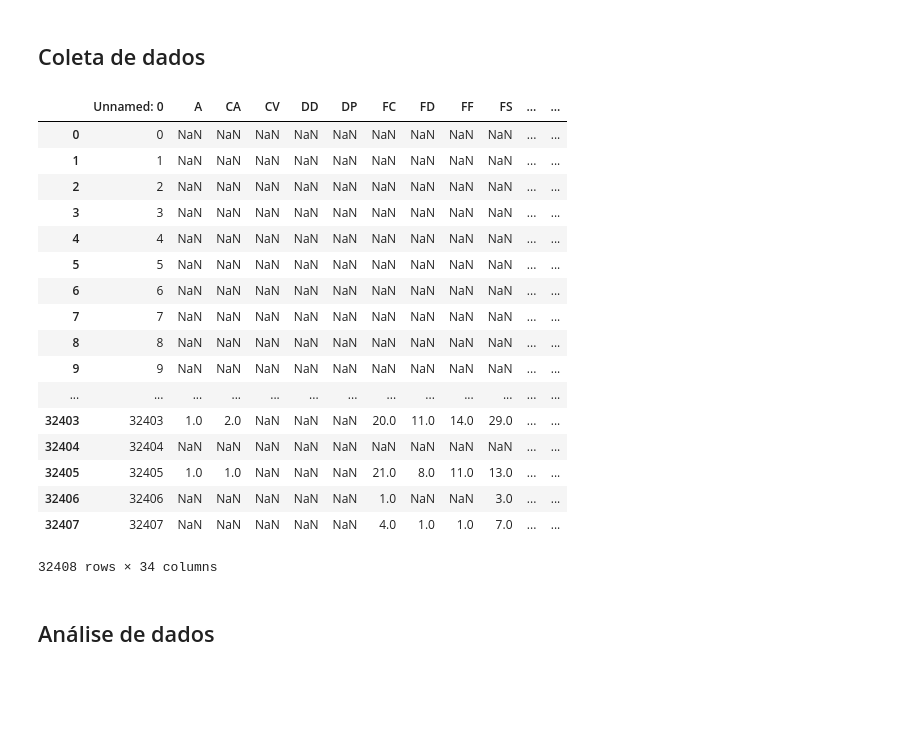
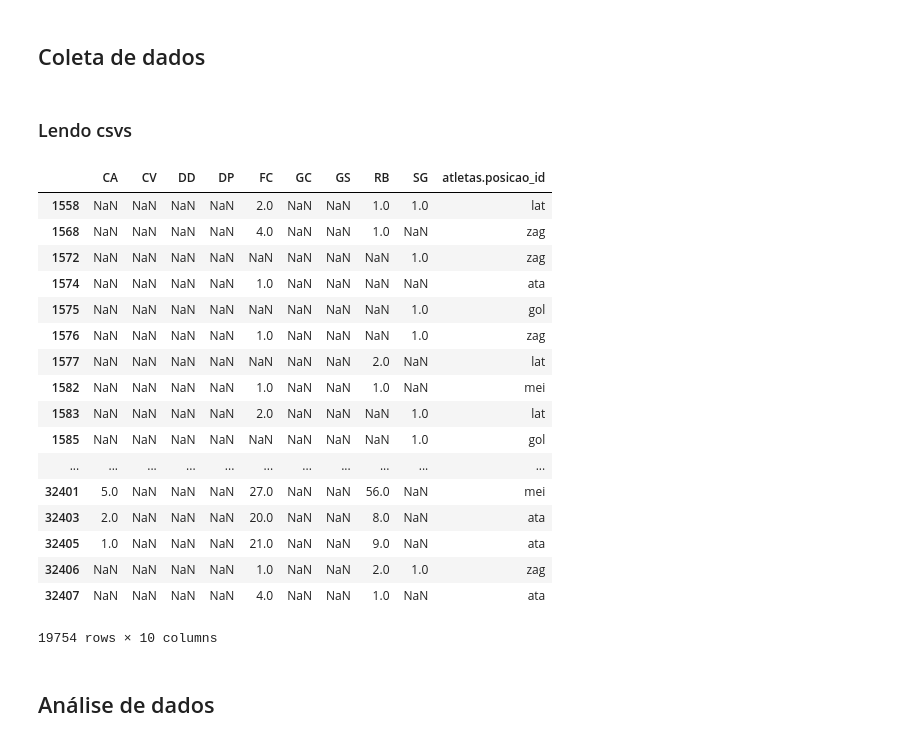
Before and after one commit to muriloime/prez_predictiveanalytics, a Jupyter notebook: CartolaFC.ipynb, the cells around one changed output. Drawn from its saved outputs; the diff is of its cells as text; code cells hidden in the pictures; blank space fills up the shorter version.

```diff
--- a/CartolaFC.ipynb
+++ b/CartolaFC.ipynb
@@ -31,29 +48,34 @@ Dados o histórico de dados do jogo CartolaFC, podemos dar *scores* para os joga
 2017_partidas.csv    2017_tabela.csv      README.md
 # %% [markdown]
 ## Coleta de dados
+# %% [markdown]
+### Lendo csvs
 # %%
 j2017 = pd.read_csv('./data/2017/2017_jogadores.csv')
 s2017 = pd.read_csv('./data/2017/2017_scouts_raw.csv')
-s2017
-# %% [output]
-|  | Unnamed: 0 | A | CA | CV | DD | DP | FC | FD | FF | FS | ... | ... |
-| 0 | 0 | NaN | NaN | NaN | NaN | NaN | NaN | NaN | NaN | NaN | ... | ... |
-| 1 | 1 | NaN | NaN | NaN | NaN | NaN | NaN | NaN | NaN | NaN | ... | ... |
-| 2 | 2 | NaN | NaN | NaN | NaN | NaN | NaN | NaN | NaN | NaN | ... | ... |
-| 3 | 3 | NaN | NaN | NaN | NaN | NaN | NaN | NaN | NaN | NaN | ... | ... |
-| 4 | 4 | NaN | NaN | NaN | NaN | NaN | NaN | NaN | NaN | NaN | ... | ... |
-| 5 | 5 | NaN | NaN | NaN | NaN | NaN | NaN | NaN | NaN | NaN | ... | ... |
-| 6 | 6 | NaN | NaN | NaN | NaN | NaN | NaN | NaN | NaN | NaN | ... | ... |
-| 7 | 7 | NaN | NaN | NaN | NaN | NaN | NaN | NaN | NaN | NaN | ... | ... |
-| 8 | 8 | NaN | NaN | NaN | NaN | NaN | NaN | NaN | NaN | NaN | ... | ... |
-| 9 | 9 | NaN | NaN | NaN | NaN | NaN | NaN | NaN | NaN | NaN | ... | ... |
-| ... | ... | ... | ... | ... | ... | ... | ... | ... | ... | ... | ... | ... |
-| 32403 | 32403 | 1.0 | 2.0 | NaN | NaN | NaN | 20.0 | 11.0 | 14.0 | 29.0 | ... | ... |
-| 32404 | 32404 | NaN | NaN | NaN | NaN | NaN | NaN | NaN | NaN | NaN | ... | ... |
-| 32405 | 32405 | 1.0 | 1.0 | NaN | NaN | NaN | 21.0 | 8.0 | 11.0 | 13.0 | ... | ... |
-| 32406 | 32406 | NaN | NaN | NaN | NaN | NaN | 1.0 | NaN | NaN | 3.0 | ... | ... |
-| 32407 | 32407 | NaN | NaN | NaN | NaN | NaN | 4.0 | 1.0 | 1.0 | 7.0 | ... | ... |
-32408 rows × 34 columns
+# %%
+scouts = s2017[cols_scouts_def + ["atletas.posicao_id"]]
+scouts = scouts.dropna(thresh=2).dropna(1, 'all')
+scouts
+# %% [output]
+|  | CA | CV | DD | DP | FC | GC | GS | RB | SG | atletas.posicao_id |
+| 1558 | NaN | NaN | NaN | NaN | 2.0 | NaN | NaN | 1.0 | 1.0 | lat |
+| 1568 | NaN | NaN | NaN | NaN | 4.0 | NaN | NaN | 1.0 | NaN | zag |
+| 1572 | NaN | NaN | NaN | NaN | NaN | NaN | NaN | NaN | 1.0 | zag |
+| 1574 | NaN | NaN | NaN | NaN | 1.0 | NaN | NaN | NaN | NaN | ata |
+| 1575 | NaN | NaN | NaN | NaN | NaN | NaN | NaN | NaN | 1.0 | gol |
+| 1576 | NaN | NaN | NaN | NaN | 1.0 | NaN | NaN | NaN | 1.0 | zag |
+| 1577 | NaN | NaN | NaN | NaN | NaN | NaN | NaN | 2.0 | NaN | lat |
+| 1582 | NaN | NaN | NaN | NaN | 1.0 | NaN | NaN | 1.0 | NaN | mei |
+| 1583 | NaN | NaN | NaN | NaN | 2.0 | NaN | NaN | NaN | 1.0 | lat |
+| 1585 | NaN | NaN | NaN | NaN | NaN | NaN | NaN | NaN | 1.0 | gol |
+| ... | ... | ... | ... | ... | ... | ... | ... | ... | ... | ... |
+| 32401 | 5.0 | NaN | NaN | NaN | 27.0 | NaN | NaN | 56.0 | NaN | mei |
+| 32403 | 2.0 | NaN | NaN | NaN | 20.0 | NaN | NaN | 8.0 | NaN | ata |
+| 32405 | 1.0 | NaN | NaN | NaN | 21.0 | NaN | NaN | 9.0 | NaN | ata |
+| 32406 | NaN | NaN | NaN | NaN | 1.0 | NaN | NaN | 2.0 | 1.0 | zag |
+| 32407 | NaN | NaN | NaN | NaN | 4.0 | NaN | NaN | 1.0 | NaN | ata |
+19754 rows × 10 columns
 # %% [markdown]
 
 ## Análise de dados
```
Also changed, not shown: parts of 4 cells of this notebook.
